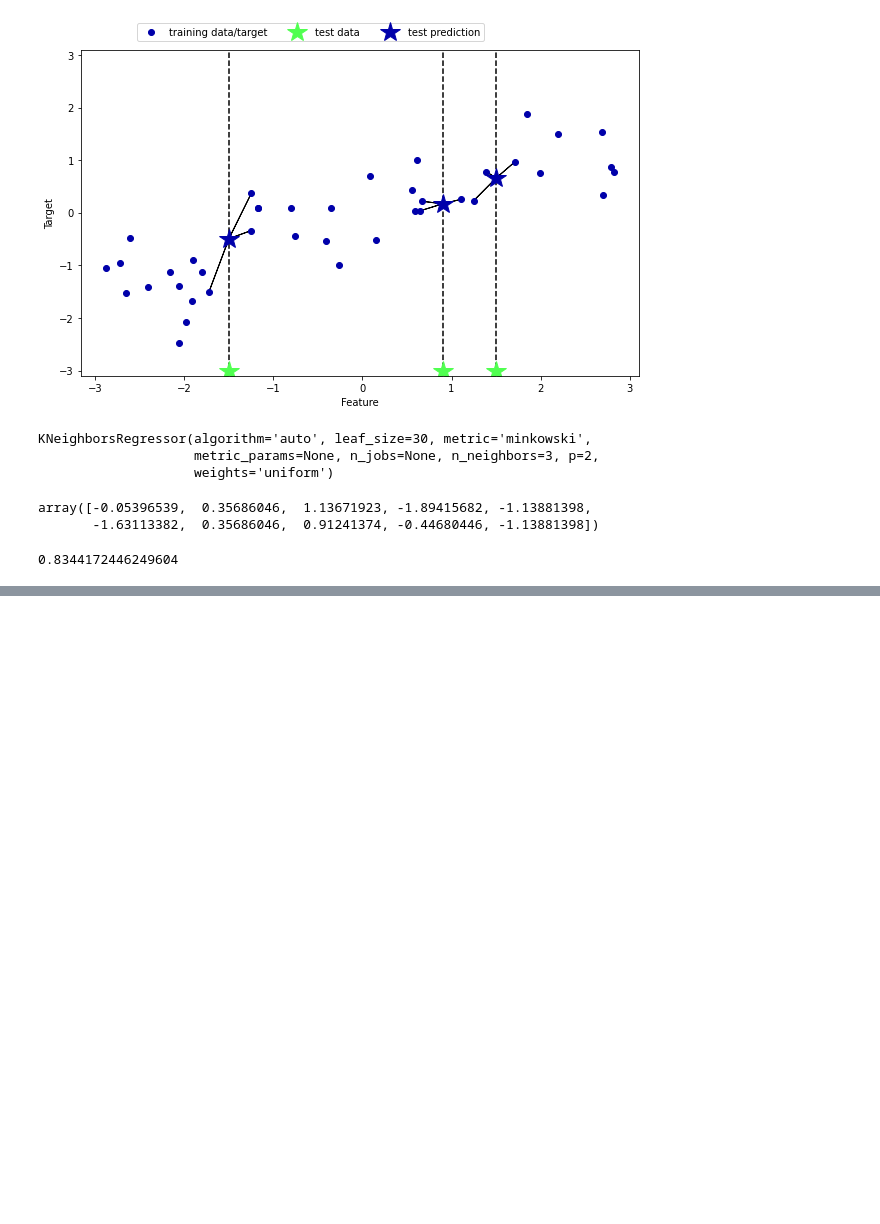
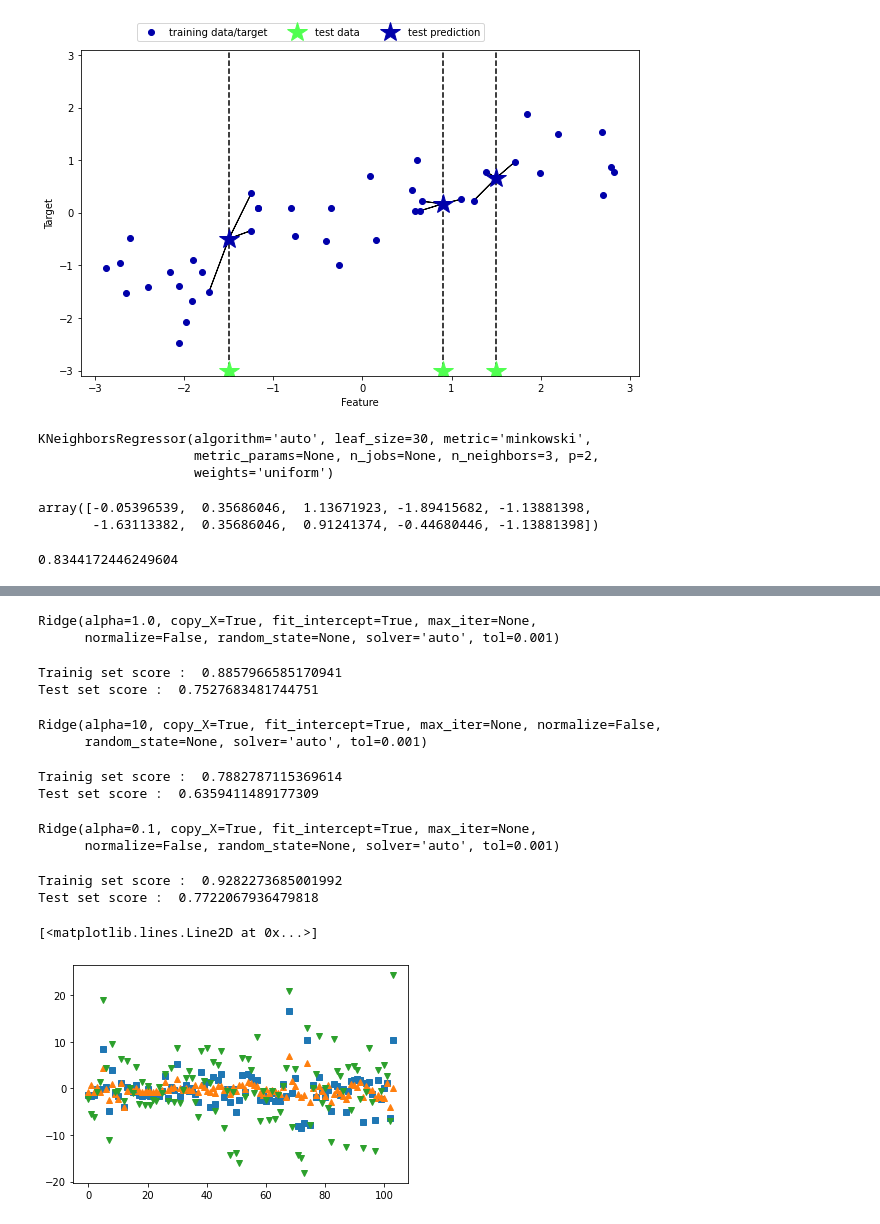
Before and after one commit to bignamu/python-AI, a Jupyter notebook: Scikit_Learn_clf_reg.ipynb, the cells around one changed output, grey strips where cells are left out. Saved outputs shown, nothing was run; the diff lists cells and outputs as text; code cells hidden in the pictures; blank space fills up the shorter version.

```diff
--- a/Scikit_Learn_clf_reg.ipynb
+++ b/Scikit_Learn_clf_reg.ipynb
@@ -408,0 +492,44 @@ reg.score(X_test,y_test)
+# %%
+ridge = Ridge()
+# %%
+ridge.fit(X_train,y_train)
+# %% [output]
+Ridge(alpha=1.0, copy_X=True, fit_intercept=True, max_iter=None,
+      normalize=False, random_state=None, solver='auto', tol=0.001)
+# %%
+print('Trainig set score : ', ridge.score(X_train,y_train))
+print('Test set score : ', ridge.score(X_test,y_test))
+# %% [output]
+Trainig set score :  0.8857966585170941
+Test set score :  0.7527683481744751
+# %%
+ridge10 = Ridge(alpha=10)
+ridge10.fit(X_train,y_train)
+# %% [output]
+Ridge(alpha=10, copy_X=True, fit_intercept=True, max_iter=None, normalize=False,
+      random_state=None, solver='auto', tol=0.001)
+# %%
+print('Trainig set score : ', ridge10.score(X_train,y_train))
+print('Test set score : ', ridge10.score(X_test,y_test))
+# %% [output]
+Trainig set score :  0.7882787115369614
+Test set score :  0.6359411489177309
+# %%
+ridge01 = Ridge(alpha=0.1)
+ridge01.fit(X_train,y_train)
+# %% [output]
+Ridge(alpha=0.1, copy_X=True, fit_intercept=True, max_iter=None,
+      normalize=False, random_state=None, solver='auto', tol=0.001)
+# %%
+print('Trainig set score : ', ridge01.score(X_train,y_train))
+print('Test set score : ', ridge01.score(X_test,y_test))
+# %% [output]
+Trainig set score :  0.9282273685001992
+Test set score :  0.7722067936479818
+# %%
+plt.plot(ridge.coef_,'s',label = 'Ridge alpha=10')
+plt.plot(ridge10.coef_,'^',label='Ridge alpha=1')
+plt.plot(ridge01.coef_,'v',label='Ridge alpha=0.1')
+# %% [output]
+[<matplotlib.lines.Line2D at 0x...>]
+[figure, added]
```
Also changed, not shown: parts of 47 cells of this notebook.
